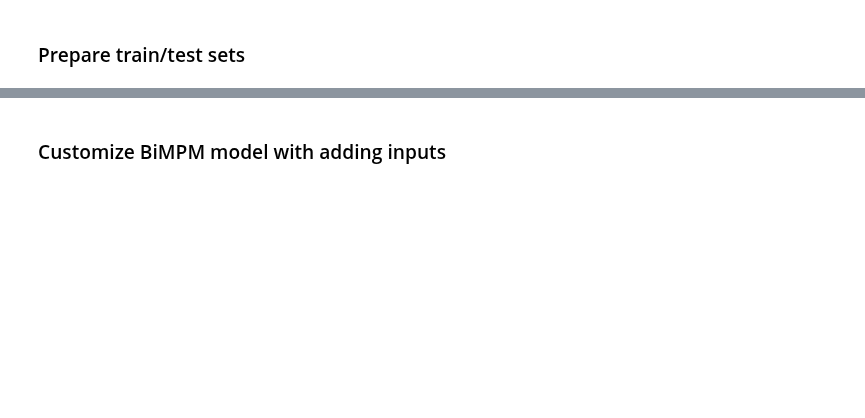
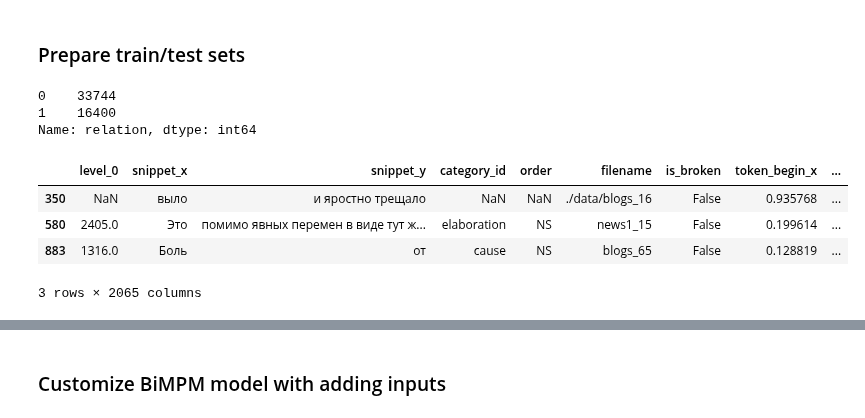
Before and after one commit to tchewik/isanlp_rst, a Jupyter notebook: src/maintenance/2.3_structure_classification_custom_bimpm.ipynb, the cells around one changed output, grey strips where cells are left out. Drawn from its saved outputs; the diff is of its cells as text; code cells hidden in the pictures; blank space fills up the shorter version.

```diff
--- a/src/maintenance/2.3_structure_classification_custom_bimpm.ipynb
+++ b/src/maintenance/2.3_structure_classification_custom_bimpm.ipynb
@@ -34,3 +41,32 @@ IN_PATH = 'data_structure'
 train_samples = pd.read_pickle(os.path.join(IN_PATH, 'train_samples.pkl'))
 dev_samples = pd.read_pickle(os.path.join(IN_PATH, 'dev_samples.pkl'))
 test_samples = pd.read_pickle(os.path.join(IN_PATH, 'test_samples.pkl'))
+# %%
+import razdel
+
+def tokenize(text):
+    result = ' '.join([tok.text for tok in razdel.tokenize(text)])
+    return result
+
+train_samples['snippet_x'] = train_samples.snippet_x.map(tokenize)
+train_samples['snippet_y'] = train_samples.snippet_y.map(tokenize)
+
+dev_samples['snippet_x'] = dev_samples.snippet_x.map(tokenize)
+dev_samples['snippet_y'] = dev_samples.snippet_y.map(tokenize)
+
+test_samples['snippet_x'] = test_samples.snippet_x.map(tokenize)
+test_samples['snippet_y'] = test_samples.snippet_y.map(tokenize)
+# %%
+train_samples.relation.value_counts()
+# %% [output]
+0    33744
+1    16400
+Name: relation, dtype: int64
+# %%
+train_samples[train_samples.snippet_x.map(len) < 5].head(3)
+# %% [output]
+|  | level_0 | snippet_x | snippet_y | category_id | order | filename | is_broken | token_begin_x | ... |
+| 350 | NaN | выло | и яростно трещало | NaN | NaN | ./data/blogs_16 | False | 0.935768 | ... |
+| 580 | 2405.0 | Это | помимо явных перемен в виде тут ж... | elaboration | NS | news1_15 | False | 0.199614 | ... |
+| 883 | 1316.0 | Боль | от | cause | NS | blogs_65 | False | 0.128819 | ... |
+3 rows × 2065 columns
```
Also changed, not shown: parts of 23 cells of this notebook, 4 other files.
